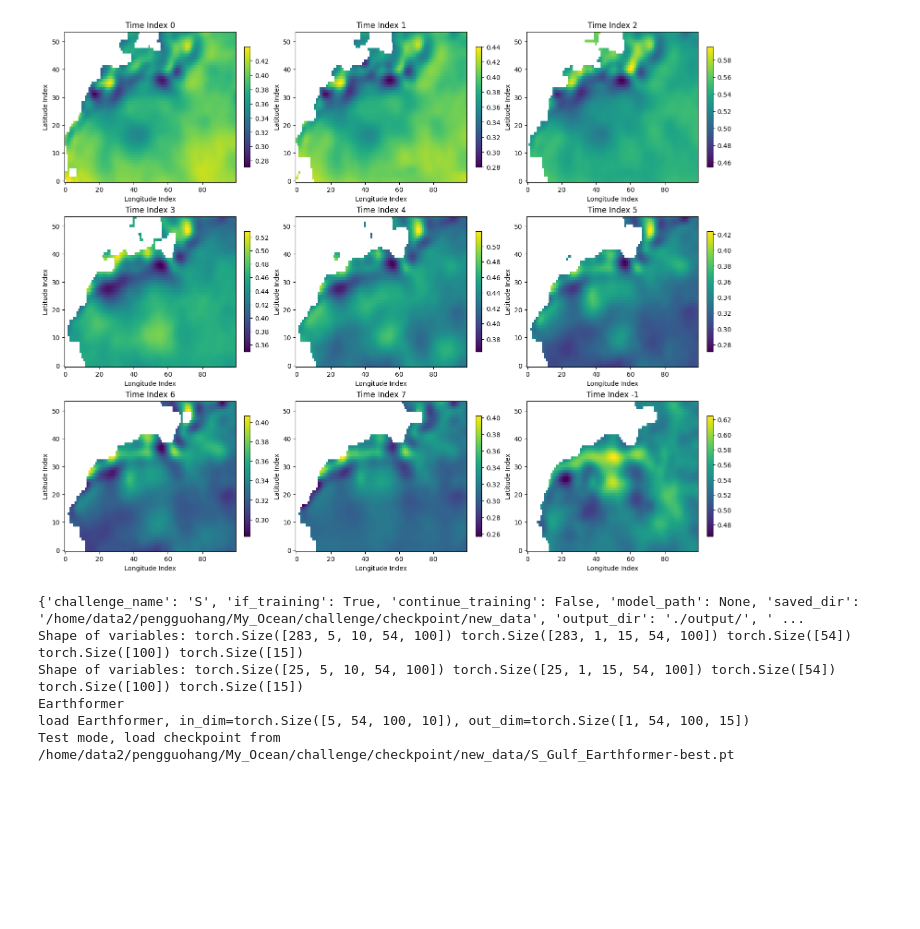
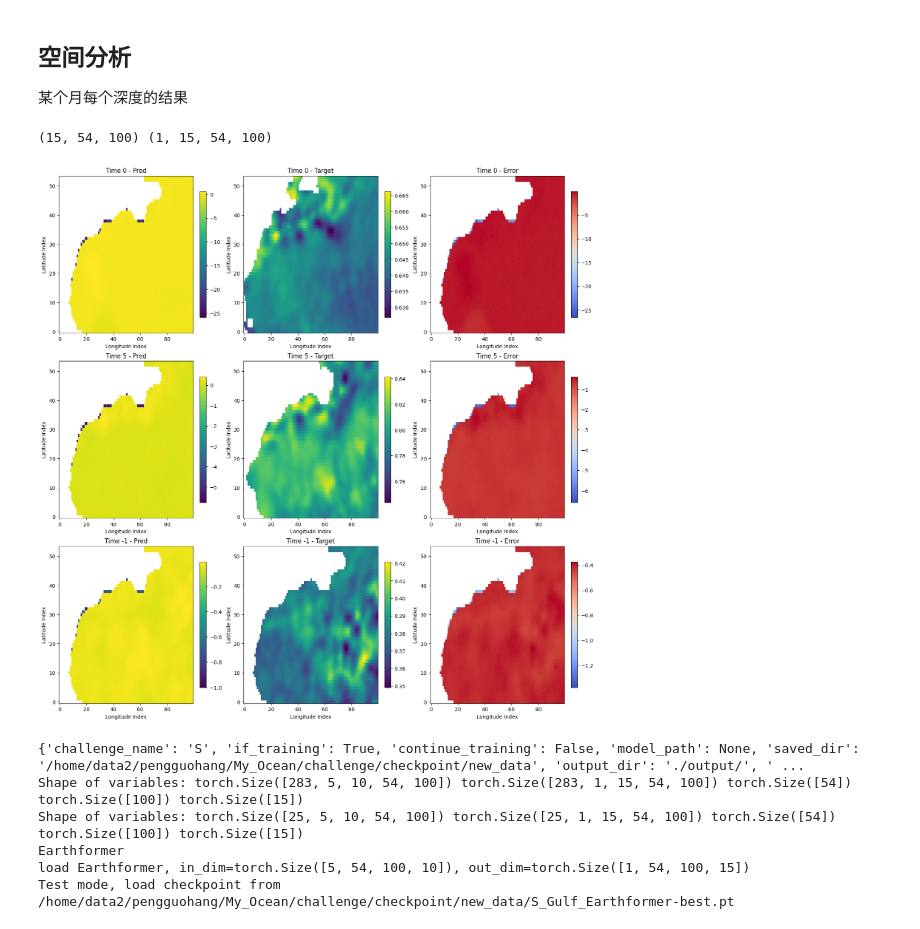
Before and after one commit to pengguohang/OceanBench, a Jupyter notebook: train_pic/plot_predict.ipynb, the cells around one changed output. Cells and saved outputs as stored; diff of their text form; code cells hidden in the pictures; blank space fills up the shorter version.

```diff
--- a/train_pic/plot_predict.ipynb
+++ b/train_pic/plot_predict.ipynb
@@ -167,7 +138,66 @@ plot_multiple_ocean_data(pred, [0, 1, 2, 3, 4, 5, 6, 7, -1])
-# %%
-plot_multiple_ocean_data(targets[0, 0, ...], [0, 1, 2, 3, 4, 5, 6, 7, -1])
-# %% [output]
-[figure, removed]
+# %% [markdown]
+## 空间分析
+
+某个月每个深度的结果
+# %%
+def plot_ocean_data(pred, target, indices):
+    """
+    绘制指定时刻的海洋数据子图，每个时刻绘制 pred、target 和误差。
+
+    参数:
+    - pred: 预测数据的三维数组，形状为 (112, 120, 280)
+    - target: 真实数据的三维数组，形状为 (112, 120, 280)
+    - indices: 要绘制的时刻索引列表（从0开始）
+
+    返回:
+    - 绘制的多个子图。
+    """
+    num_plots = len(indices) * 3  # 每个时刻绘制3个子图
+    fig, axes = plt.subplots(len(indices), 3, figsize=(15, 5 * len(indices)), constrained_layout=True)
+
+    # 如果只有一个时刻，axes 不是二维数组，需要调整
+    if len(indices) == 1:
+        axes = np.array([axes])
+
+    # 遍历每个时刻
+    for row, time_idx in enumerate(indices):
+        # 绘制预测数据
+        ax = axes[row, 0]
+        im = ax.imshow(pred[time_idx, :, :], cmap='viridis', origin='lower', aspect='auto')
+        ax.set_title(f'Time {time_idx} - Pred')
+        ax.set_xlabel('Longitude Index')
+        ax.set_ylabel('Latitude Index')
+        plt.colorbar(im, ax=ax, shrink=0.8)
+
+        # 绘制真实数据
+        ax = axes[row, 1]
+        im = ax.imshow(target[time_idx, :, :], cmap='viridis', origin='lower', aspect='auto')
+        ax.set_title(f'Time {time_idx} - Target')
+        ax.set_xlabel('Longitude Index')
+        ax.set_ylabel('Latitude Index')
+        plt.colorbar(im, ax=ax, shrink=0.8)
+
+        # 绘制误差数据
+        ax = axes[row, 2]
+        error_data = pred[time_idx, :, :] - target[time_idx, :, :]
+        im = ax.imshow(error_data, cmap='coolwarm', origin='lower', aspect='auto')
+        ax.set_title(f'Time {time_idx} - Error')
+        ax.set_xlabel('Longitude Index')
+        ax.set_ylabel('Latitude Index')
+        plt.colorbar(im, ax=ax, shrink=0.8)
+
+    plt.show()
+
+# 示例调用
+# 假设 pred 和 target 是形状为 (112, 120, 280) 的随机数据
+# pred = np.random.rand(112, 120, 280)
+# target = np.random.rand(112, 120, 280)
+indices = [0, 5, -1]  # 指定要绘制的时刻索引
+print(pred.shape, targets.shape)
+plot_ocean_data(pred, targets[0, ...], indices)
+# %% [output]
+(15, 54, 100) (1, 15, 54, 100)
+[figure, added]
 # %%
 import yaml
 
```
Also changed, not shown: parts of 22 cells of this notebook, 11 other files.
